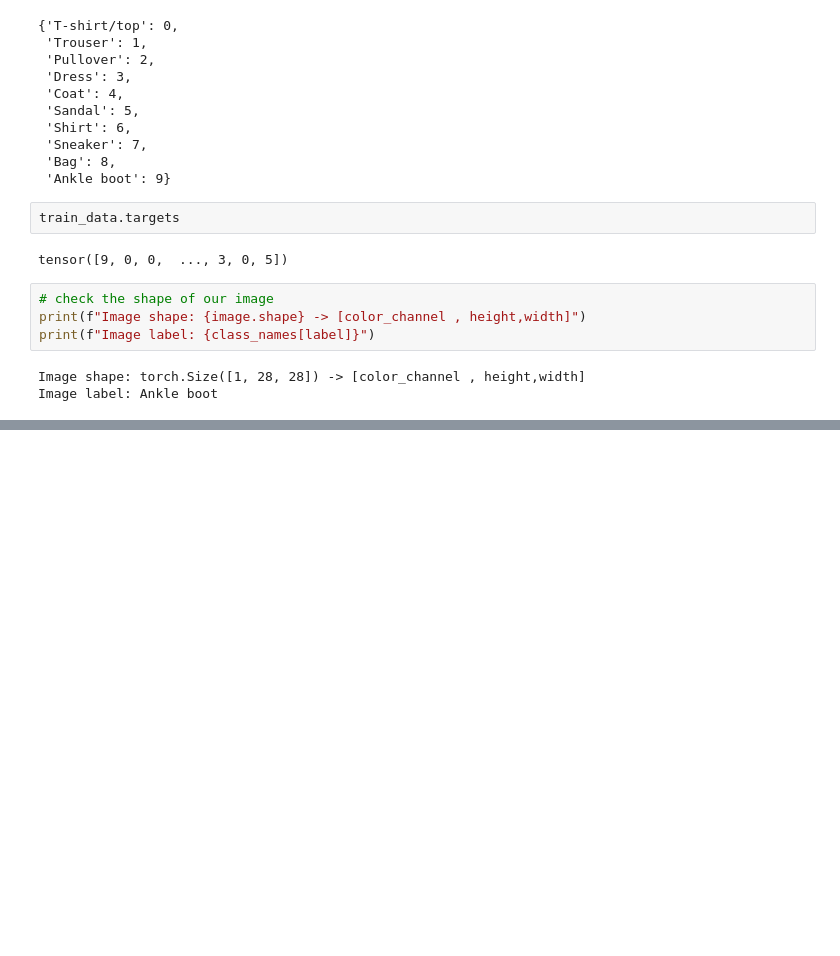
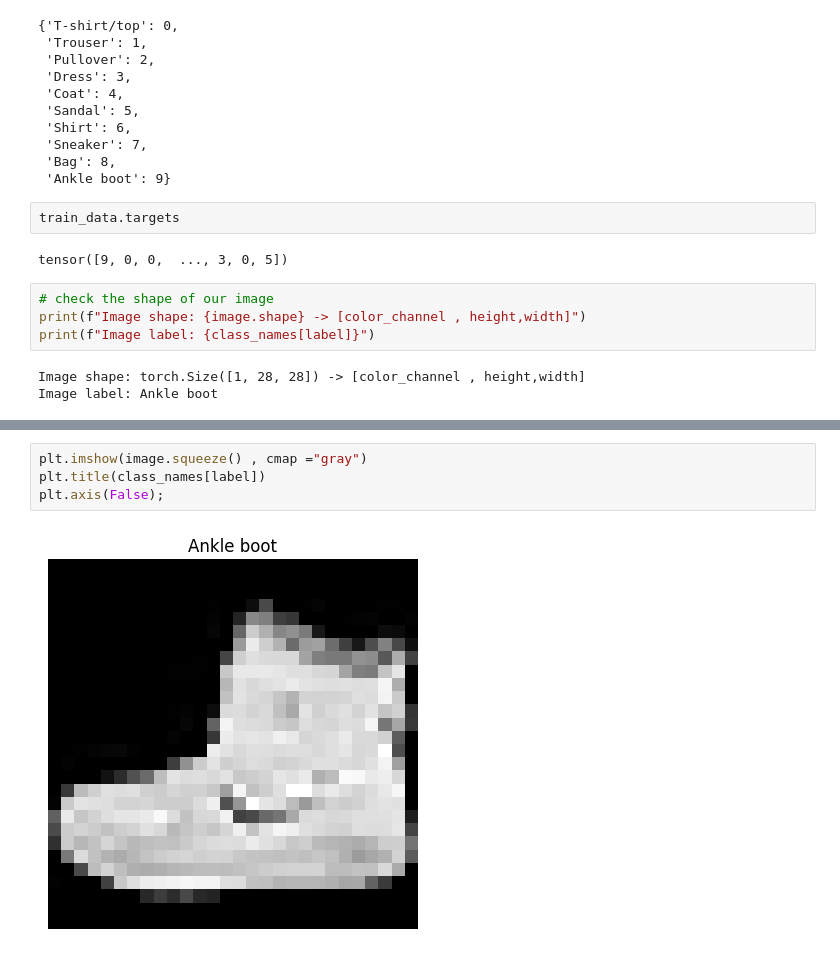
Before and after one commit to tudaykrishna/PyTorch, a Jupyter notebook: 03_Pytorch.ipynb, the cells around one changed output, grey strips where cells are left out. Cells and saved outputs as stored; diff of their text form; blank space fills up the shorter version.

```diff
--- a/03_Pytorch.ipynb
+++ b/03_Pytorch.ipynb
@@ -105,0 +118,6 @@ Image label: Ankle boot
+# %%
+plt.imshow(image.squeeze() , cmap ="gray")
+plt.title(class_names[label])
+plt.axis(False);
+# %% [output]
+[figure, added]
```
Also changed, not shown: parts of 3 cells of this notebook.
